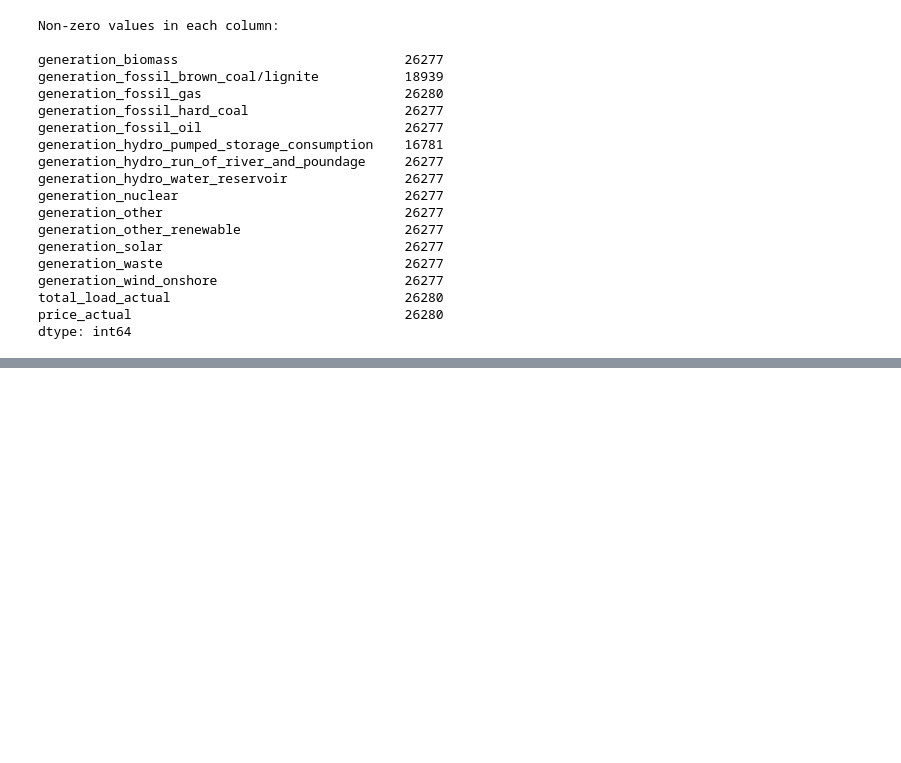
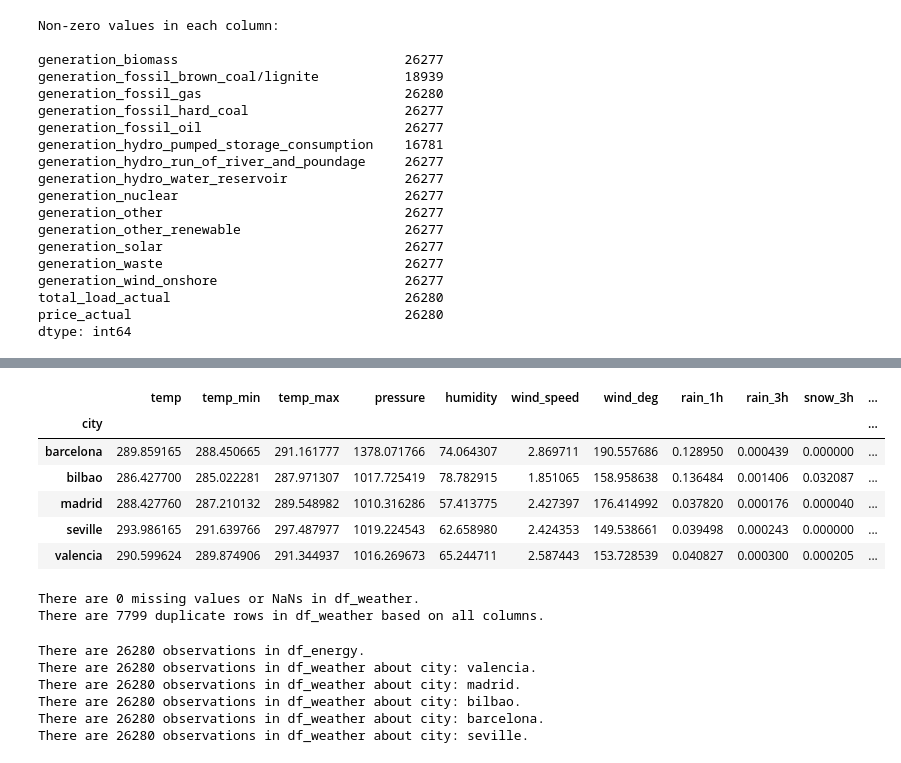
Before and after one commit to junda-qian/signate_electricity_price_forecasting, a Jupyter notebook: notebooks/notebook.ipynb, the cells around one changed output, grey strips where cells are left out. Drawn from its saved outputs; the diff is of its cells as text; code cells hidden in the pictures; blank space fills up the shorter version.

```diff
--- a/notebooks/notebook.ipynb
+++ b/notebooks/notebook.ipynb
@@ -199,0 +336,50 @@ dtype: int64
+# %%
+# Display average weather features grouped by each city
+
+mean_weather_by_city = (
+    df_weather
+    .select_dtypes(include='number')
+    .groupby(df_weather['city'])
+    .mean()
+)
+mean_weather_by_city
+# %% [output]
+|  | temp | temp_min | temp_max | pressure | humidity | wind_speed | wind_deg | rain_1h | rain_3h | snow_3h | ... |
+| city |  |  |  |  |  |  |  |  |  |  | ... |
+| barcelona | 289.859165 | 288.450665 | 291.161777 | 1378.071766 | 74.064307 | 2.869711 | 190.557686 | 0.128950 | 0.000439 | 0.000000 | ... |
+| bilbao | 286.427700 | 285.022281 | 287.971307 | 1017.725419 | 78.782915 | 1.851065 | 158.958638 | 0.136484 | 0.001406 | 0.032087 | ... |
+| madrid | 288.427760 | 287.210132 | 289.548982 | 1010.316286 | 57.413775 | 2.427397 | 176.414992 | 0.037820 | 0.000176 | 0.000040 | ... |
+| seville | 293.986165 | 291.639766 | 297.487977 | 1019.224543 | 62.658980 | 2.424353 | 149.538661 | 0.039498 | 0.000243 | 0.000000 | ... |
+| valencia | 290.599624 | 289.874906 | 291.344937 | 1016.269673 | 65.244711 | 2.587443 | 153.728539 | 0.040827 | 0.000300 | 0.000205 | ... |
+# %%
+# Find NaNs and duplicates in df_weather
+
+print('There are {} missing values or NaNs in df_weather.'
+      .format(df_weather.isnull().values.sum()))
+
+temp_weather = df_weather.duplicated(keep='first').sum()
+
+print('There are {} duplicate rows in df_weather based on all columns.'
+      .format(temp_weather))
+# %% [output]
+There are 0 missing values or NaNs in df_weather.
+There are 7799 duplicate rows in df_weather based on all columns.
+# %%
+# Display the number of rows in each dataframe
+
+print('There are {} observations in df_energy.'.format(df_energy.shape[0]))
+
+cities = df_weather['city'].unique()
+grouped_weather = df_weather.groupby('city')
+
+for city in cities:
+    print('There are {} observations in df_weather'
+          .format(grouped_weather.get_group('{}'.format(city)).shape[0]),
+          'about city: {}.'.format(city))
+# %% [output]
+There are 26280 observations in df_energy.
+There are 26280 observations in df_weather about city: valencia.
+There are 26280 observations in df_weather about city: madrid.
+There are 26280 observations in df_weather about city: bilbao.
+There are 26280 observations in df_weather about city: barcelona.
+There are 26280 observations in df_weather about city: seville.
```
Also changed, not shown: parts of 34 cells of this notebook.
